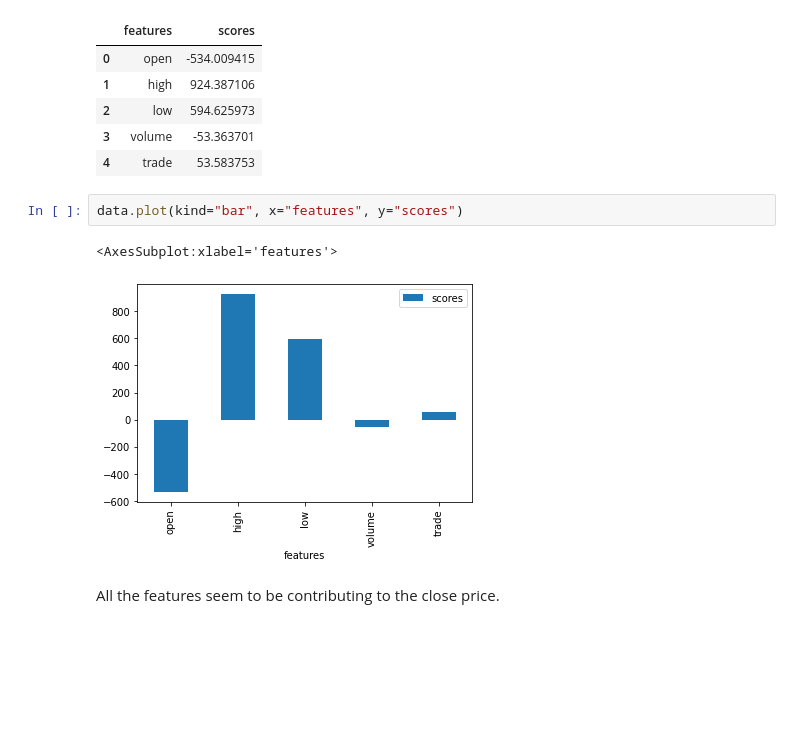
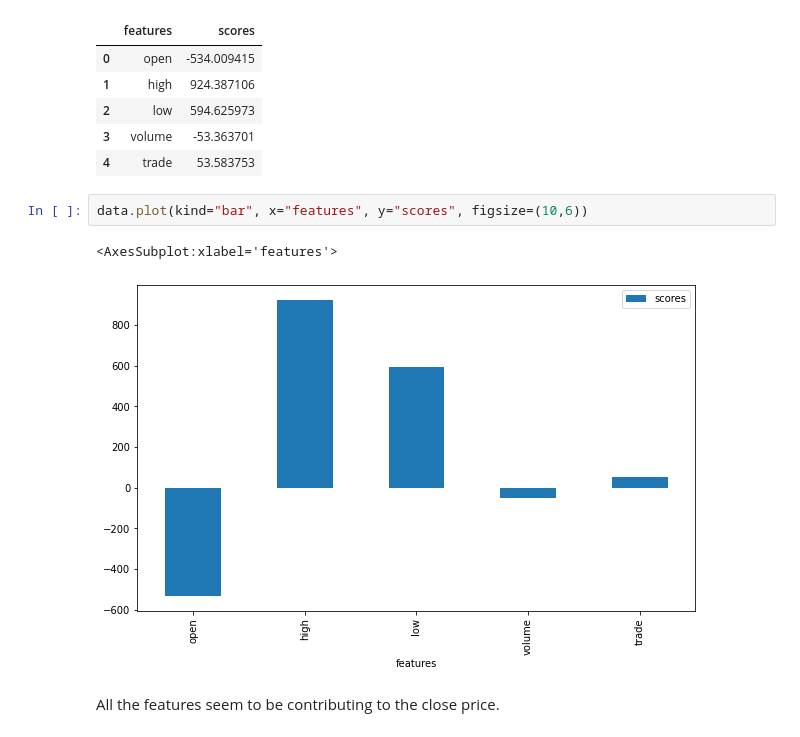
Before and after one commit to TomHOldershaw/Project4, a Jupyter notebook: 01 - Cross Validation.ipynb, the cells around one changed output. Drawn from its saved outputs; the diff is of its cells as text; blank space fills up the shorter version.

```diff
--- a/01 - Cross Validation.ipynb
+++ b/01 - Cross Validation.ipynb
@@ -398,9 +398,9 @@ data
 | 3 | volume | -53.363701 |
 | 4 | trade | 53.583753 |
 # %%
-data.plot(kind="bar", x="features", y="scores")
+data.plot(kind="bar", x="features", y="scores", figsize=(10,6))
 # %% [output]
 <AxesSubplot:xlabel='features'>
-[figure, old version]
+[figure, new version]
 # %% [markdown]
 All the features seem to be contributing to the close price.
```
Also changed, not shown: parts of 3 cells of this notebook, 2 other files.
